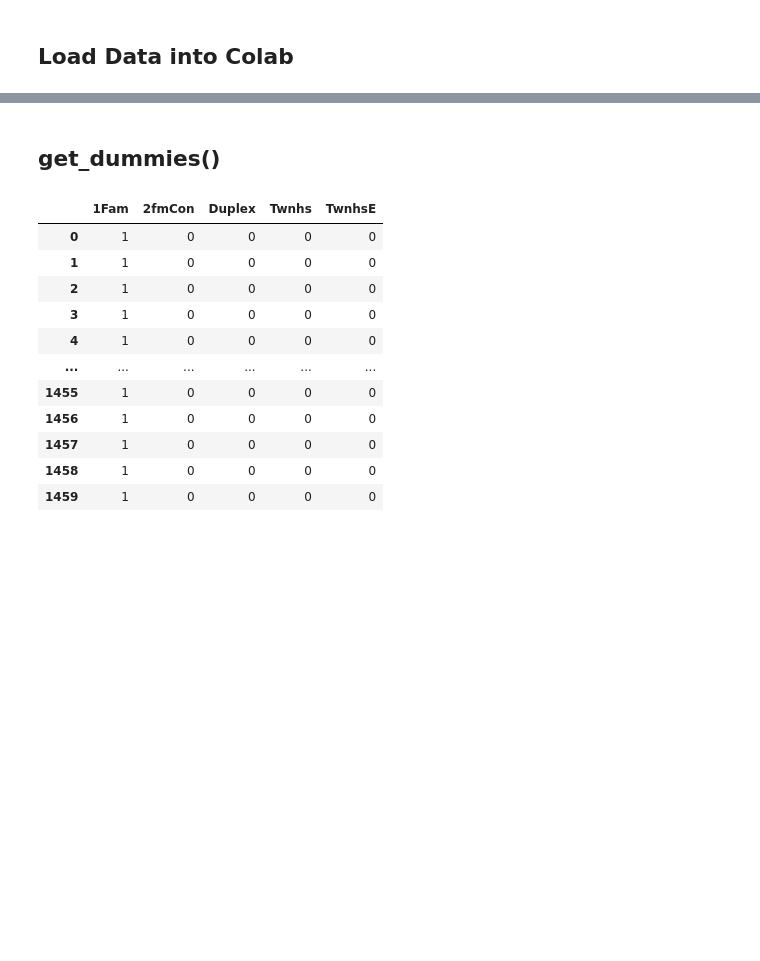
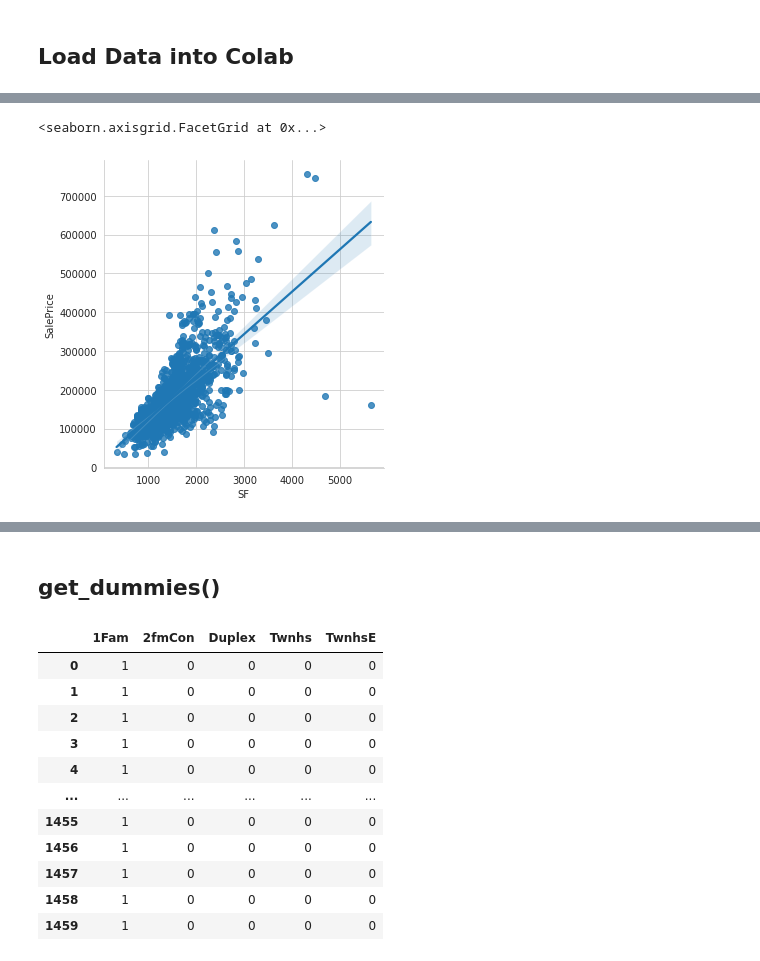
Before and after one commit to mknomics/teaching_closet, a Jupyter notebook: Dummy_Variables.ipynb, the cells around one changed output, grey strips where cells are left out. Drawn from its saved outputs; the diff is of its cells as text; code cells hidden in the pictures; blank space fills up the shorter version.

```diff
--- a/Dummy_Variables.ipynb
+++ b/Dummy_Variables.ipynb
@@ -96,0 +61,9 @@ strong multicollinearity or other numerical problems.
+# %%
+# Feature Engineer Total Square Foot
+df_house['SF']=df_house['1stFlrSF']+df_house['2ndFlrSF']
+df_house['constant']=1 # add a constant for later use in the regressions
+sns.set_style('whitegrid')
+sns.lmplot(x ='SF', y ='SalePrice', data = df_house)
+# %% [output]
+<seaborn.axisgrid.FacetGrid at 0x...>
+[figure, added]
```
Also changed, not shown: parts of 31 cells of this notebook.
